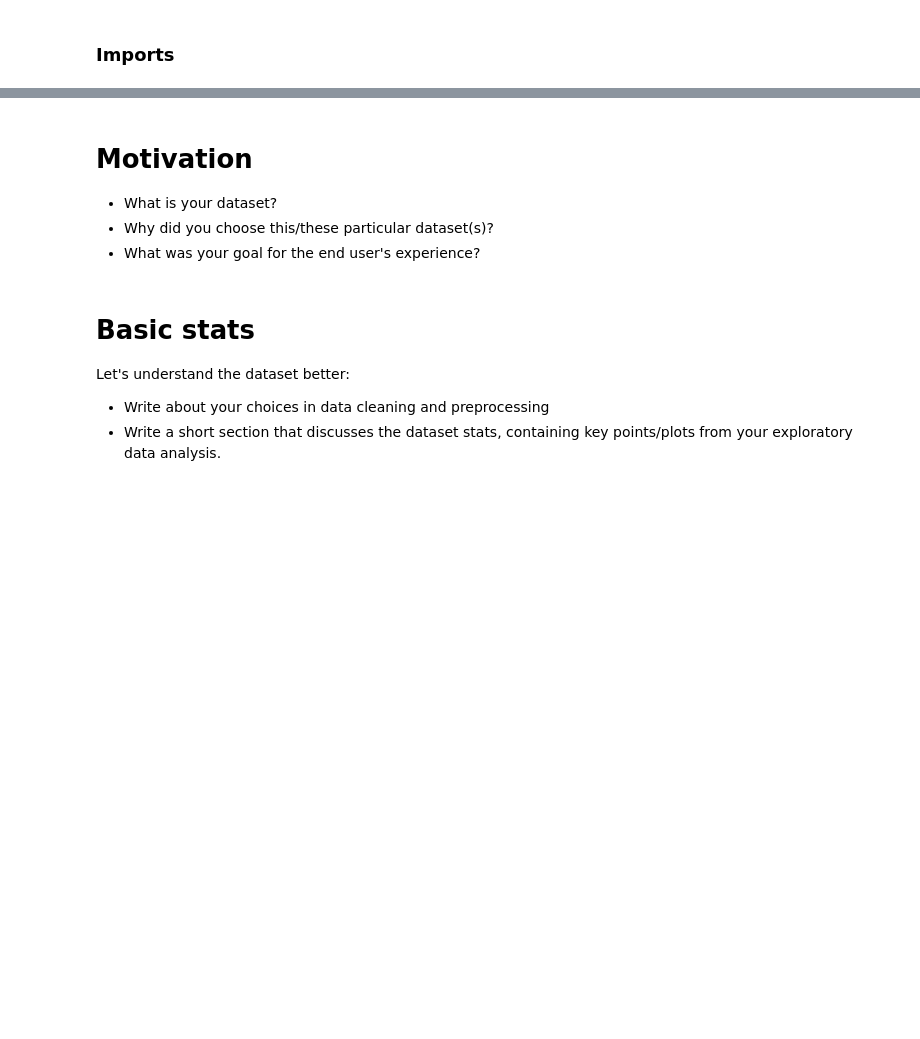
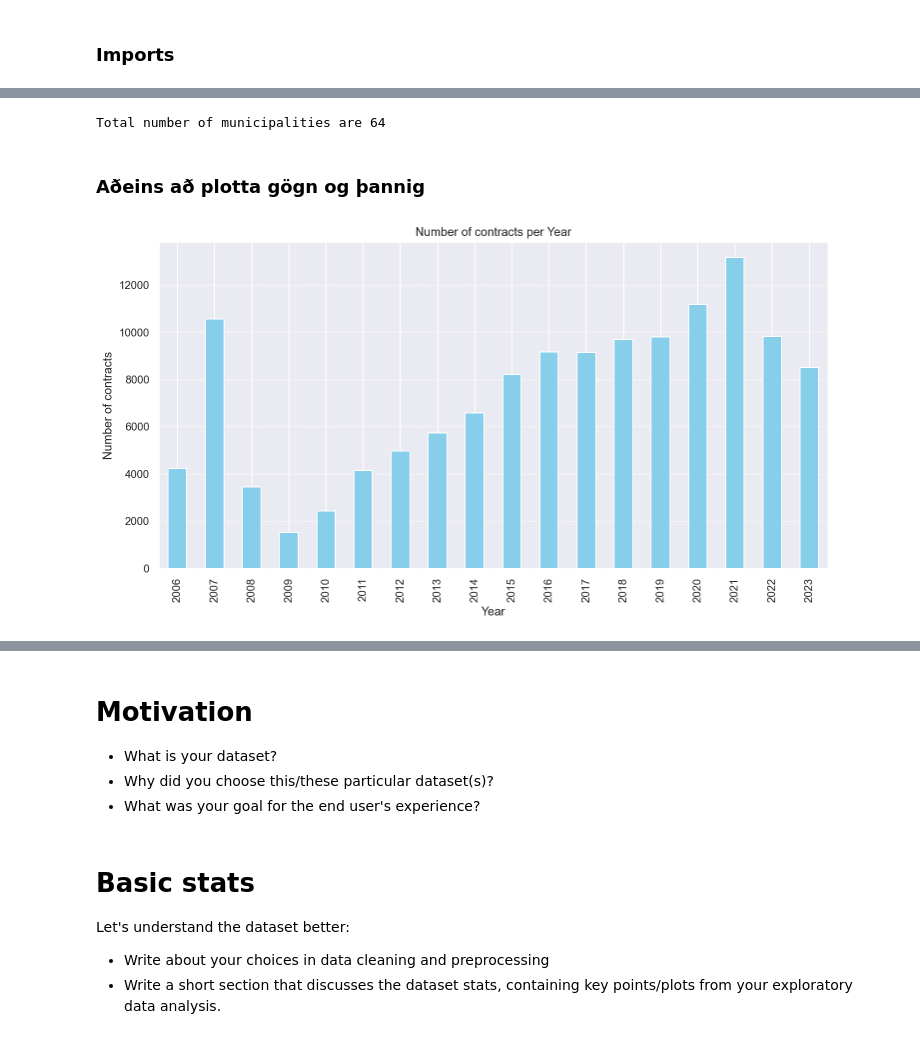
Before and after one commit to thg205/thg205.github.io, a Jupyter notebook: Final Project.ipynb, the cells around one changed output, grey strips where cells are left out. Cells and saved outputs as stored; diff of their text form; code cells hidden in the pictures; blank space fills up the shorter version.

```diff
--- a/Final Project.ipynb
+++ b/Final Project.ipynb
@@ -62,0 +62,44 @@ data
+# %%
+# Dropping unnecessary columns/data
+unnecessary_cols = ['FEPILOG','FID','SVFNR','MATSNR','POSTNR_y','HEITI_NF','HEITI_TGF',
+                  'HUSNR','VIDSK','SERHEITI', 'GAGNA_EIGN', 'YFIRF_HEITI', 'NOTNR', 'LM_HEIMILISFANG',
+                    'VEF_BIRTING', 'HUSMERKING']
+
+data = data.drop(columns=unnecessary_cols)
+# %%
+data['THINGLYSTDAGS'] = pd.to_datetime(data['THINGLYSTDAGS']) # Converting to datetime
+# %%
+mun_count = data.groupby('SVEITARFELAG').size().reset_index(name='Count').sort_values(by='Count', ascending=False)
+focus_municipalities = mun_count.head(16)['SVEITARFELAG'].tolist()
+# %%
+# Plot the sveitarfelag distribution
+municipalities = data['SVEITARFELAG'].unique()
+print('Total number of municipalities are', len(municipalities))
+# %% [output]
+Total number of municipalities are 64
+# %%
+data = data.loc[data['SVEITARFELAG'].isin(focus_municipalities)]
+data = data.loc[data['ONOTHAEFUR_SAMNINGUR'] == 0]
+# %% [markdown]
+### Aðeins að plotta gögn og þannig
+# %%
+import pandas as pd
+import matplotlib.pyplot as plt
+
+# Extract the Year temporarily and count records, excluding 2024
+yearly_counts = data['THINGLYSTDAGS'].dt.year[data['THINGLYSTDAGS'].dt.year != 2024].value_counts()
+
+# Sort the years
+yearly_counts = yearly_counts.sort_index()
+
+# Plot the data
+plt.figure(figsize=(12, 6))  # Set the figure size for better readability
+yearly_counts.plot(kind='bar', color='skyblue')  # Create a bar chart
+plt.title('Number of contracts per Year')
+plt.xlabel('Year')
+plt.ylabel('Number of contracts')
+plt.xticks(rotation=90)  # Rotate x-axis labels for better readability
+plt.grid(axis='y', linestyle='--', linewidth=0.7)  # Add horizontal grid lines
+plt.show()
+# %% [output]
+[figure, added]
```
Also changed, not shown: parts of 10 cells of this notebook.
